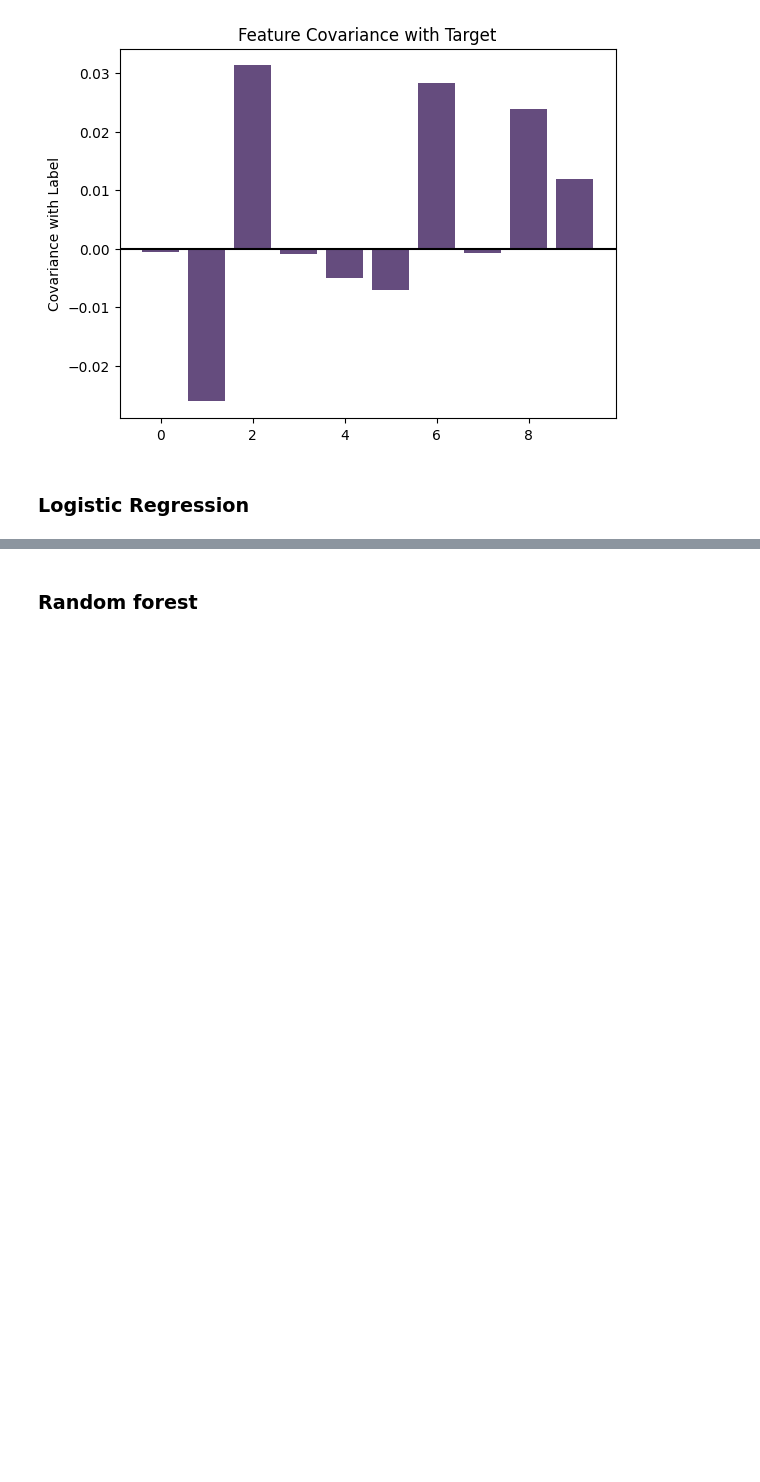
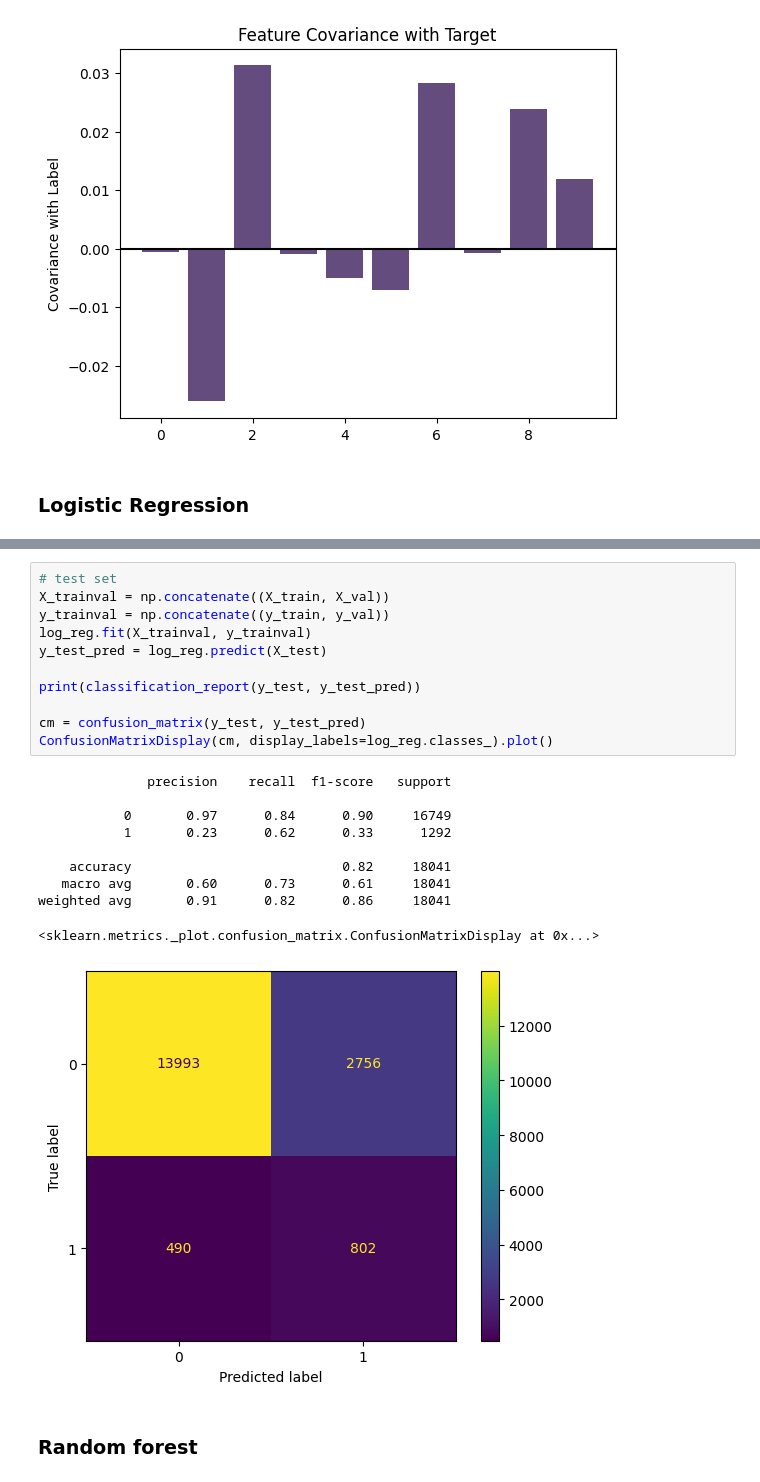
Before and after one commit to daansku/dsb-project-25, a Jupyter notebook: main.ipynb, the cells around one changed output, grey strips where cells are left out. Cells and saved outputs as stored; diff of their text form; blank space fills up the shorter version.

```diff
--- a/main.ipynb
+++ b/main.ipynb
@@ -97,3 +88,25 @@ Please also refer to the documentation for alternative solver options:
+# %%
+# test set
+X_trainval = np.concatenate((X_train, X_val))
+y_trainval = np.concatenate((y_train, y_val))
+log_reg.fit(X_trainval, y_trainval)
+y_test_pred = log_reg.predict(X_test)
+
+print(classification_report(y_test, y_test_pred))
+
+cm = confusion_matrix(y_test, y_test_pred)
+ConfusionMatrixDisplay(cm, display_labels=log_reg.classes_).plot()
+# %% [output]
+              precision    recall  f1-score   support
+
+           0       0.97      0.84      0.90     16749
+           1       0.23      0.62      0.33      1292
+
+    accuracy                           0.82     18041
+   macro avg       0.60      0.73      0.61     18041
+weighted avg       0.91      0.82      0.86     18041
+<sklearn.metrics._plot.confusion_matrix.ConfusionMatrixDisplay at 0x...>
+[figure, added]
 # %% [markdown]
 ### Random forest
 # %%
```
Also changed, not shown: parts of 8 cells of this notebook.
